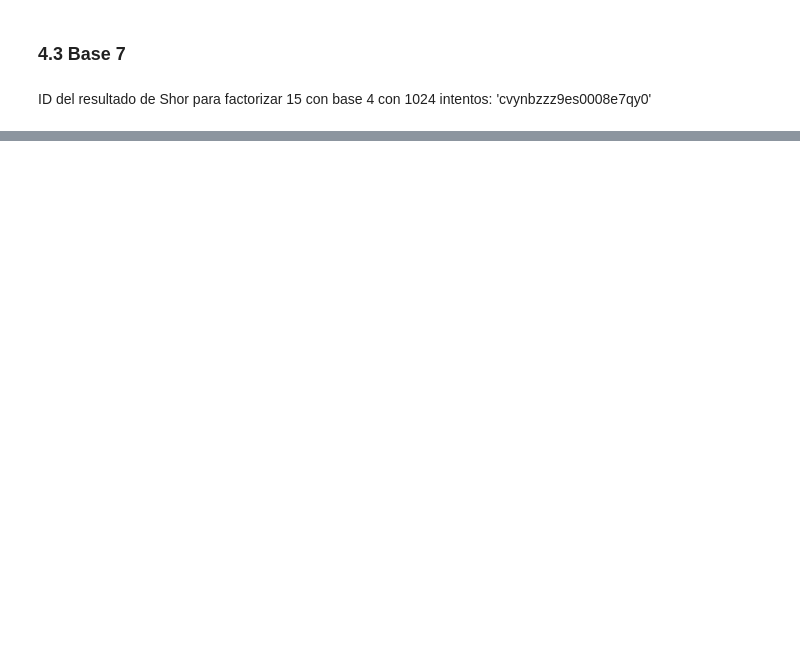
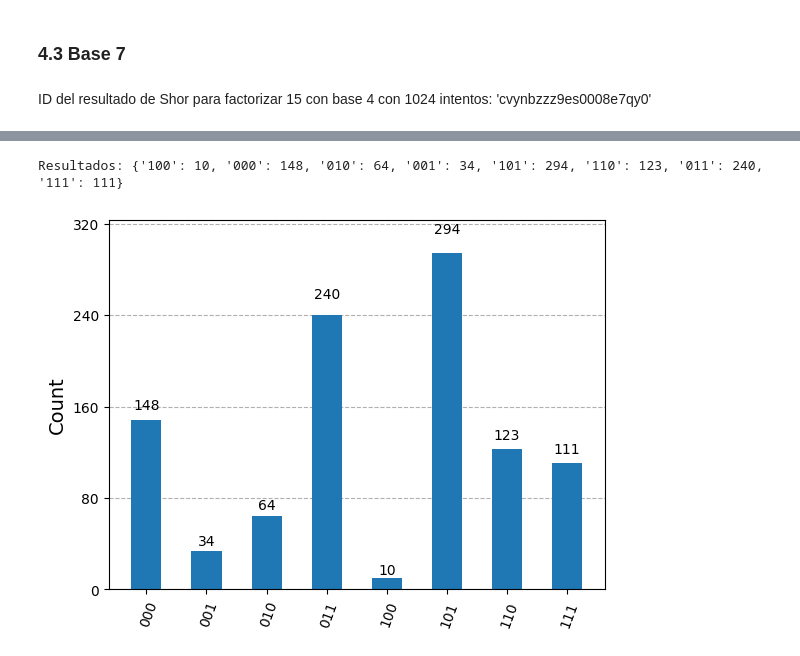
Before and after one commit to AlbertoJOR/tutorialQiskit, a Jupyter notebook: tutorial.ipynb, the cells around one changed output, grey strips where cells are left out. Drawn from its saved outputs; the diff is of its cells as text; code cells hidden in the pictures; blank space fills up the shorter version.

Commit message:
3 qubit adder

```diff
--- a/tutorial.ipynb
+++ b/tutorial.ipynb
@@ -367,0 +463,23 @@ plot_histogram([counts_base7, bin_dict], legend=["sim", "QHW"])
+# %%
+qc = QuantumCircuit(3, 3)
+
+# Número de capas de puertas aleatorias
+layers = 5
+
+# Añadir puertas aleatorias al circuito
+for _ in range(layers):
+    # Añadir puertas aleatorias de 1 qubit
+    for qubit in range(3):
+        angle = np.random.random() * 2 * np.pi
+        qc.rx(angle, qubit)  # Rotación en X con ángulo aleatorio
+        qc.rz(angle, qubit)  # Rotación en Z con ángulo aleatorio
+
+    # Añadir puertas CNOT entre qubits aleatorios
+    control, target = np.random.choice(3, 2, replace=False)  # Escoge dos qubits diferentes
+    qc.cx(control, target)
+
+# Medir todos los qubits
+qc.measure(range(3), range(3))
+
+# Dibujar el circuito
+print(qc.draw(output="text"))
@@ -367,0 +504,9 @@ plot_histogram([counts_base7, bin_dict], legend=["sim", "QHW"])
+# %%
+simulator = AerSimulator()
+result = simulator.run(qc, shots=1024).result()
+counts = result.get_counts(0)
+print("Resultados:", counts)
+plot_histogram(counts)
+# %% [output]
+Resultados: {'100': 10, '000': 148, '010': 64, '001': 34, '101': 294, '110': 123, '011': 240, '111': 111}
+[figure, added]
```
Also changed, not shown: parts of 42 cells of this notebook.
